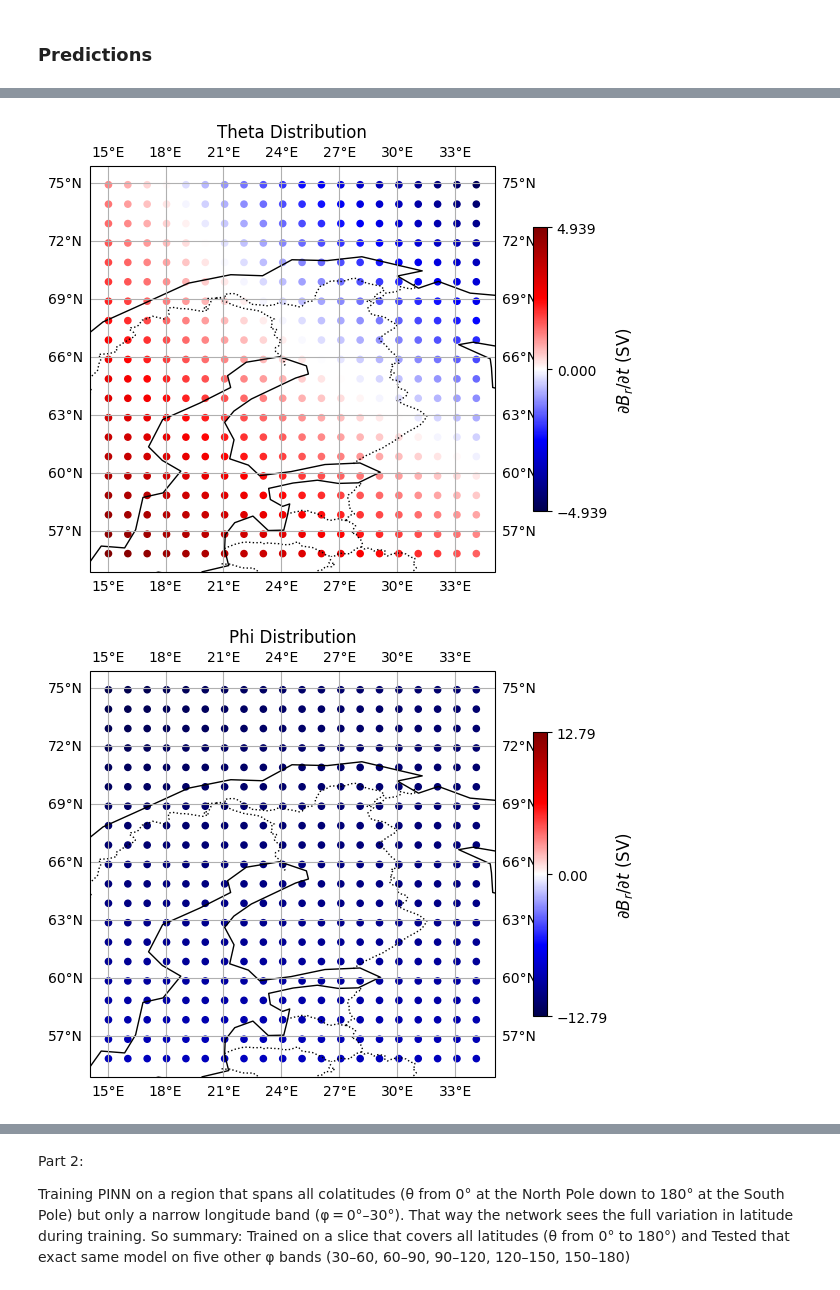
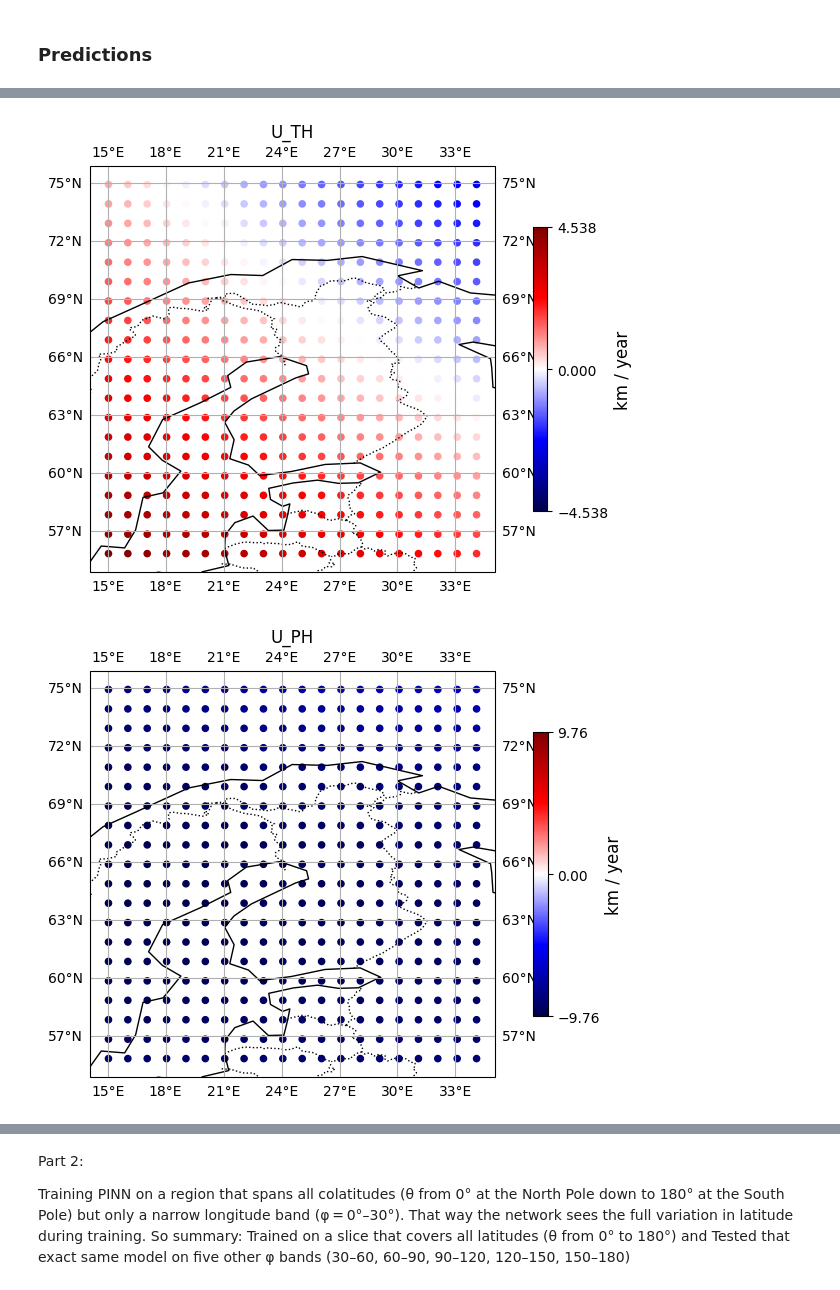
Before and after one commit to Farii01/Internship_PINN_work, a Jupyter notebook: Simple_last.ipynb, the cells around one changed output, grey strips where cells are left out. Cells and saved outputs as stored; diff of their text form; code cells hidden in the pictures.

```diff
--- a/Simple_last.ipynb
+++ b/Simple_last.ipynb
@@ -130,6 +130,7 @@ class CoreFlowPINN(nn.Module):
 # %%
 
 r = torch.tensor(pygeo.constants["rCore"]) # placing ourselves at the CMB
+
 
 def compute_loss(model, inputs, thetas_nn, phis_nn, Br_nn, dBrdt_nn, dBrdth_nn, dBrdph_nn):
     # Retrieving the predicted flow
@@ -145,9 +146,13 @@ def compute_loss(model, inputs, thetas_nn, phis_nn, Br_nn, dBrdt_nn, dBrdth_nn,
     dS_dth = torch.autograd.grad(S, thetas_nn, grad_outputs=torch.ones_like(S), create_graph=True, retain_graph=True)[0]
     dS_dph = torch.autograd.grad(S, phis_nn, grad_outputs=torch.ones_like(S), create_graph=True, retain_graph=True)[0]
 
-    sin_th = torch.sin(thetas_nn)
+    eps=1e-3
+
+
+
+    sin_th = torch.sin(thetas_nn).clamp(min=eps)
     cos_th = torch.cos(thetas_nn)
-    tan_th = torch.tan(thetas_nn)
+    tan_th = sin_th.reciprocal() * torch.sin(thetas_nn)
 
     # Defining u_th and u_ph with T and S
     u_th = -dT_dph / sin_th + dS_dth
@@ -179,8 +184,10 @@ def compute_loss(model, inputs, thetas_nn, phis_nn, Br_nn, dBrdt_nn, dBrdth_nn,
 # %%
 # Training over all patches
 num_realizations = 1 # 5 time on each patch
-epochs = 1000
-λ = 1000
+epochs = 5000
+λ      = 100
+
+
 
 patch_centers=[]
 loss_history = []
@@ -257,11 +264,9 @@ for patch_idx, (i1, i2, j1, j2) in enumerate(test_patches, start=1):
 
 
         from torch.optim.lr_scheduler import CosineAnnealingLR
-        scheduler = CosineAnnealingLR(
-            optimizer,
-            T_max=epochs,    # one full cosine cycle over your total epochs
-            eta_min=1e-6     #  floor learning rate
-        )
+
+        scheduler = torch.optim.lr_scheduler.CosineAnnealingLR(
+        optimizer, T_max=epochs, eta_min=1e-8 )
 
 
         for epoch in range(1, epochs+1):
@@ -514,7 +507,9 @@ def plot_sv_patch(Br_nn, L1, u_ph, u_th,
                   thetas_bis, phis_bis,
                   patch_id=None,
                   a=None,
-                  title=None):
+                  title=None,
+                  units=None):   # <-- new
+
 
     # Choose coloring data
     data = a if a is not None else Br_nn
@@ -548,7 +543,9 @@ def plot_sv_patch(Br_nn, L1, u_ph, u_th,
 
     # Colorbar
     cb = plt.colorbar(sc, orientation='vertical', shrink=0.7, pad=0.05)
-    cb.set_label(r'$\partial B_r / \partial t$ (SV)', fontsize=12)
+    cb_label = units if units else r'$\partial B_r / \partial t$ (SV)'
+    cb.set_label(cb_label, fontsize=12)
+
 
     cb.set_ticks([-vmax, 0, vmax])
 
@@ -589,5 +588,4 @@ plt.show()
 # %%
-# Usage example:
 fig, ax = plot_sv_patch(
     Br_nn,
     L1,
@@ -596,27 +594,31 @@ fig, ax = plot_sv_patch(
     thetas_bis,
     phis_bis,
     patch_id=1,
-    a=u_th,
-    title="Theta Distribution"
+    a=u_th.detach().numpy(),
+    title="U_TH",
+    units="km / year"         # <-- flow is in km/year
 )
+
 plt.savefig(os.path.join(out_dir, "Theta.png"))
 plt.show()
 # %% [output]
-[figure, old version]
+[figure, new version]
 # %%
 
 fig, ax = plot_sv_patch(
     Br_nn,
     L1,
     u_ph,
     u_th,
     thetas_bis,
     phis_bis,
     patch_id=1,
-    a=u_ph,
-    title="Phi Distribution"
+    a=u_ph.detach().numpy(),
+    title="U_PH",
+    units="km / year"         # <-- flow is in km/year
 )
+
 plt.savefig(os.path.join(out_dir, "Phi.png"))
 plt.show()
 # %% [output]
-[figure, old version]
+[figure, new version]
```
Also changed, not shown: parts of 12 cells of this notebook.
